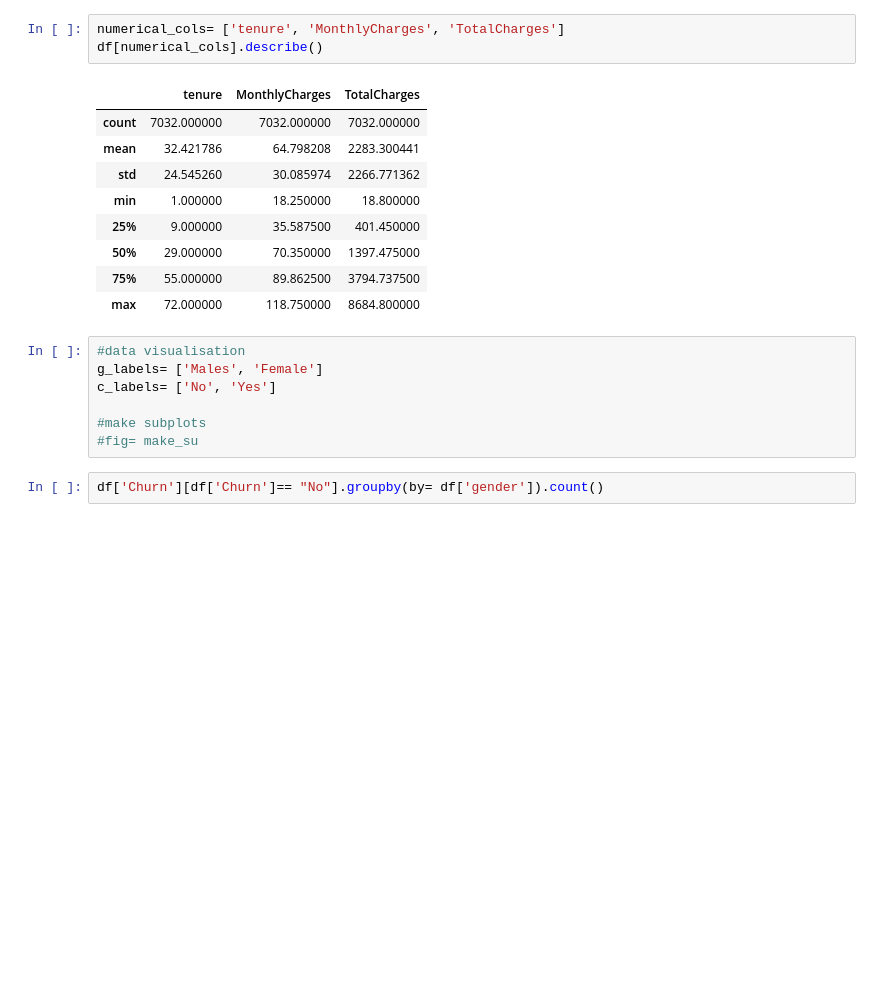
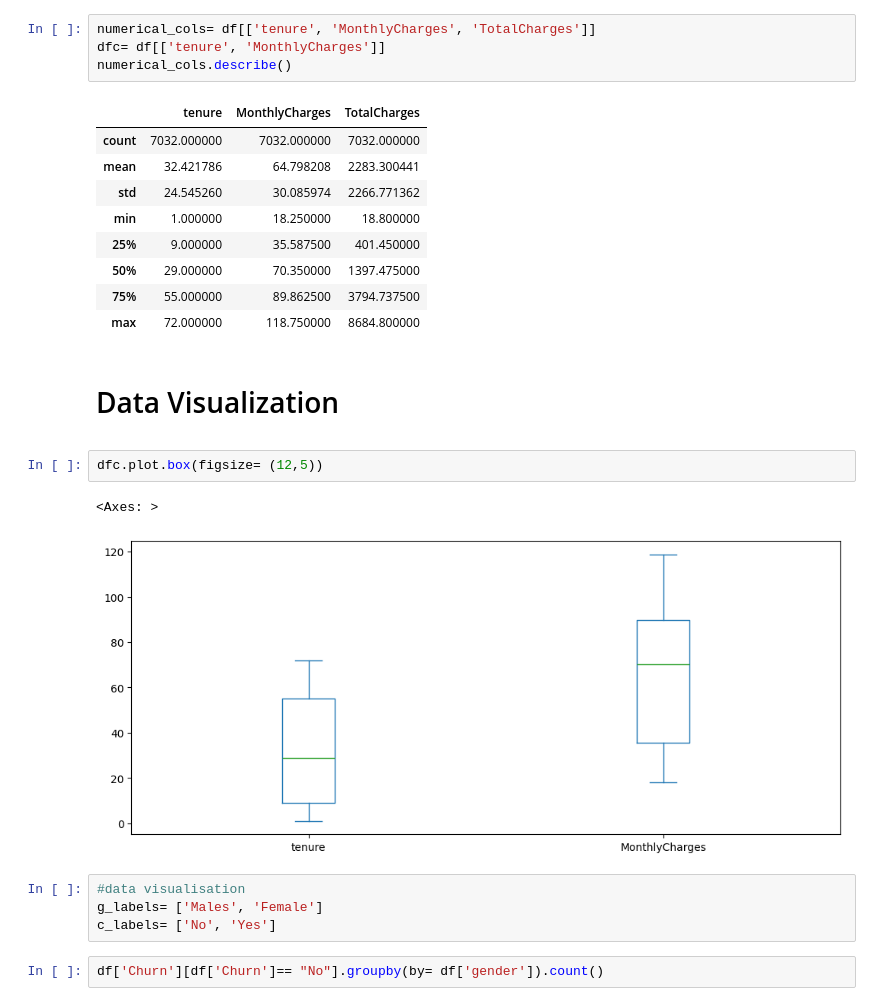
Before and after one commit to Cedrqmwesigwa/customer-churn-Bank, a Jupyter notebook: customer churn model.ipynb, the cells around one changed output. Drawn from its saved outputs; the diff is of its cells as text; blank space fills up the shorter version.

```diff
--- a/customer churn model.ipynb
+++ b/customer churn model.ipynb
@@ -181,8 +203,9 @@ top       Fiber optic
 freq             3096
 Name: InternetService, dtype: object
 # %%
-numerical_cols= ['tenure', 'MonthlyCharges', 'TotalCharges']
-df[numerical_cols].describe()
+numerical_cols= df[['tenure', 'MonthlyCharges', 'TotalCharges']]
+dfc= df[['tenure', 'MonthlyCharges']]
+numerical_cols.describe()
 # %% [output]
 |  | tenure | MonthlyCharges | TotalCharges |
 | count | 7032.000000 | 7032.000000 | 7032.000000 |
@@ -193,13 +216,19 @@ df[numerical_cols].describe()
 | 50% | 29.000000 | 70.350000 | 1397.475000 |
 | 75% | 55.000000 | 89.862500 | 3794.737500 |
 | max | 72.000000 | 118.750000 | 8684.800000 |
+# %% [markdown]
+<a id = "9" ></a>
+# <span style="font-family:serif; font-size:28px;">  Data Visualization </span>
+<a id = "datavisualization" ></a>
+# %%
+dfc.plot.box(figsize= (12,5))
+# %% [output]
+<Axes: >
+[figure, added]
 # %%
 #data visualisation
 g_labels= ['Males', 'Female']
 c_labels= ['No', 'Yes']
-
-#make subplots
-#fig= make_su
 # %%
 df['Churn'][df['Churn']== "No"].groupby(by= df['gender']).count()
 # %% [output]
```
Also changed, not shown: parts of 36 cells of this notebook, 4 other files.
